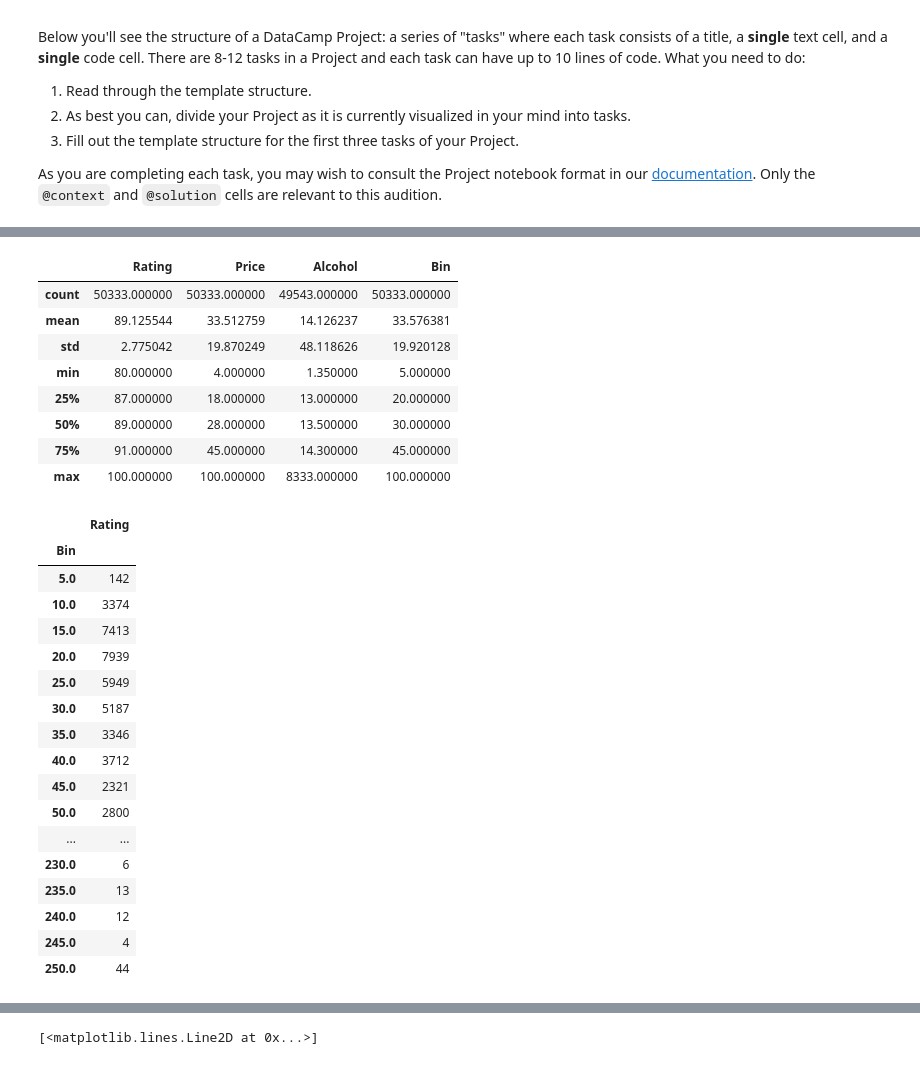
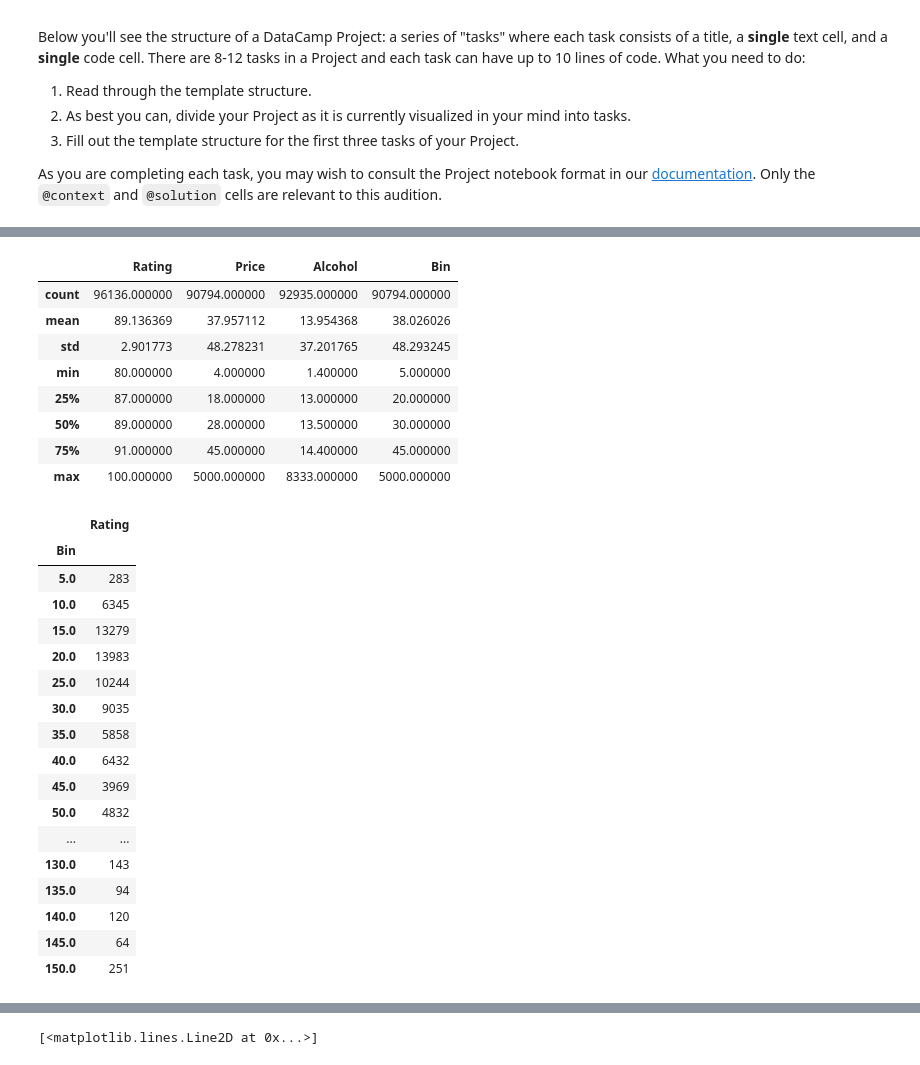
Before and after one commit to DaVaHa/WebScrapingProjectTutorial, a Jupyter notebook: audition.ipynb, the cells around one changed output, grey strips where cells are left out. Cells and saved outputs as stored; diff of their text form; code cells hidden in the pictures.

```diff
--- a/audition.ipynb
+++ b/audition.ipynb
@@ -164,0 +186,6 @@ df = pd.read_csv('datasets/winemag.csv')
+# %%
+# load data
+import pandas as pd
+
+#df = pd.read_csv('datasets/winemag.csv')
+df = pd.read_csv('datasets/dataset_15_16.csv', parse_dates=['RatingDate'])
@@ -218,3 +264,32 @@ df["Alcohol"] = df["Alcohol"].apply(lambda x : round(float(str(x).replace("%",""
 
 # Bin by price of $5
 df["Bin"] = df["Price"].apply(lambda x : round(x/5,0)*5 )
+# %%
+# Ratings
+def ClassifyRating(x):
+    if x >= 98:
+        return 'Classic'
+    elif x >= 94:
+        return 'Superb'
+    elif x >= 90:
+        return 'Excellent'
+    elif x >= 87:
+        return 'Very good'
+    elif x >= 83:
+        return 'Good'
+    elif x >= 80:
+        return 'Acceptable'
+    else:
+        return 'Unacceptable'
+
+df["Class"] = df["Rating"].apply(ClassifyRating)
+
+
+"""
+98–100 Classic The pinnacle of quality.
+94–97 Superb A great achievement.
+90–93 Excellent Highly recommended.
+87–89 Very Good Often good value; well recommended.
+83–86 Good Suitable for everyday consumption; often good value.
+80–82 Acceptable Can be employed in casual, less-critical circumstances.
+"""
@@ -240,37 +331,37 @@ memory usage: 3.9+ MB
 df.describe()
 # %% [output]
 |  | Rating | Price | Alcohol | Bin |
-| count | 50333.000000 | 50333.000000 | 49543.000000 | 50333.000000 |
-| mean | 89.125544 | 33.512759 | 14.126237 | 33.576381 |
-| std | 2.775042 | 19.870249 | 48.118626 | 19.920128 |
-| min | 80.000000 | 4.000000 | 1.350000 | 5.000000 |
+| count | 96136.000000 | 90794.000000 | 92935.000000 | 90794.000000 |
+| mean | 89.136369 | 37.957112 | 13.954368 | 38.026026 |
+| std | 2.901773 | 48.278231 | 37.201765 | 48.293245 |
+| min | 80.000000 | 4.000000 | 1.400000 | 5.000000 |
 | 25% | 87.000000 | 18.000000 | 13.000000 | 20.000000 |
 | 50% | 89.000000 | 28.000000 | 13.500000 | 30.000000 |
-| 75% | 91.000000 | 45.000000 | 14.300000 | 45.000000 |
-| max | 100.000000 | 100.000000 | 8333.000000 | 100.000000 |
+| 75% | 91.000000 | 45.000000 | 14.400000 | 45.000000 |
+| max | 100.000000 | 5000.000000 | 8333.000000 | 5000.000000 |
 # %%
 # see counts by bin
 counts = df[["Bin","Rating"]].groupby('Bin').count()
 
-counts[counts.index <= 250]
+counts[counts.index <= 160]
 # %% [output]
 |  | Rating |
 | Bin |  |
-| 5.0 | 142 |
-| 10.0 | 3374 |
-| 15.0 | 7413 |
-| 20.0 | 7939 |
-| 25.0 | 5949 |
-| 30.0 | 5187 |
-| 35.0 | 3346 |
-| 40.0 | 3712 |
-| 45.0 | 2321 |
-| 50.0 | 2800 |
+| 5.0 | 283 |
+| 10.0 | 6345 |
+| 15.0 | 13279 |
+| 20.0 | 13983 |
+| 25.0 | 10244 |
+| 30.0 | 9035 |
+| 35.0 | 5858 |
+| 40.0 | 6432 |
+| 45.0 | 3969 |
+| 50.0 | 4832 |
 | ... | ... |
-| 230.0 | 6 |
-| 235.0 | 13 |
-| 240.0 | 12 |
-| 245.0 | 4 |
-| 250.0 | 44 |
+| 130.0 | 143 |
+| 135.0 | 94 |
+| 140.0 | 120 |
+| 145.0 | 64 |
+| 150.0 | 251 |
 # %%
 # delete all wines with prices over $1000
```
Also changed, not shown: parts of 63 cells of this notebook, 1 other file.
